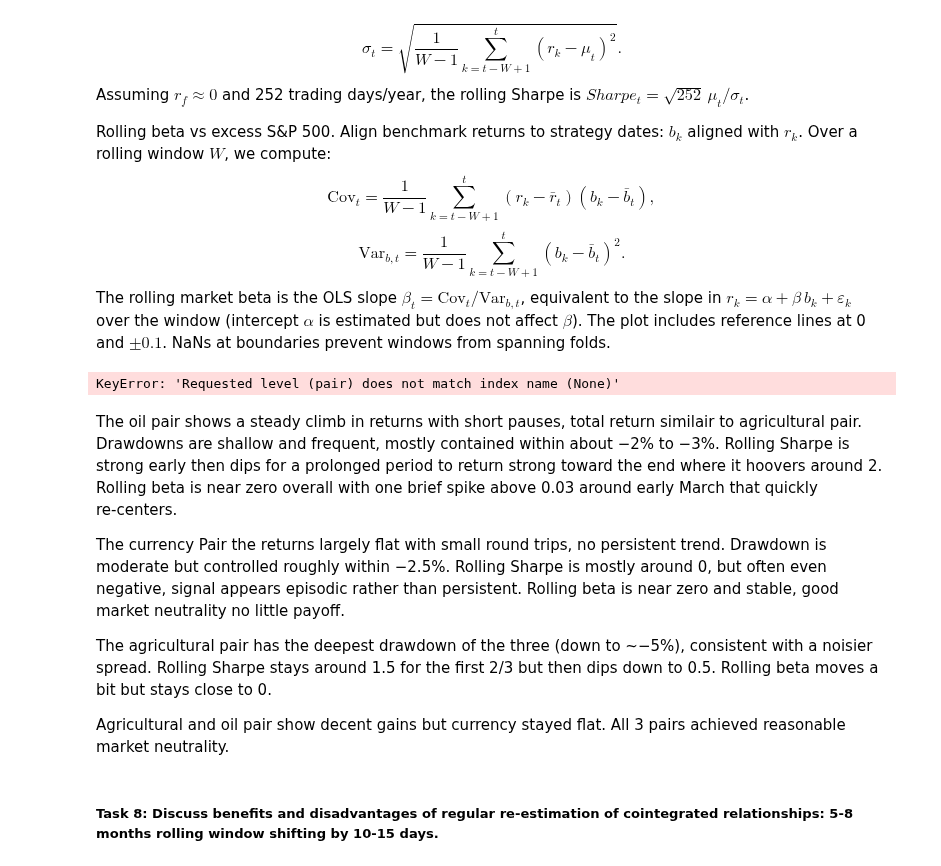
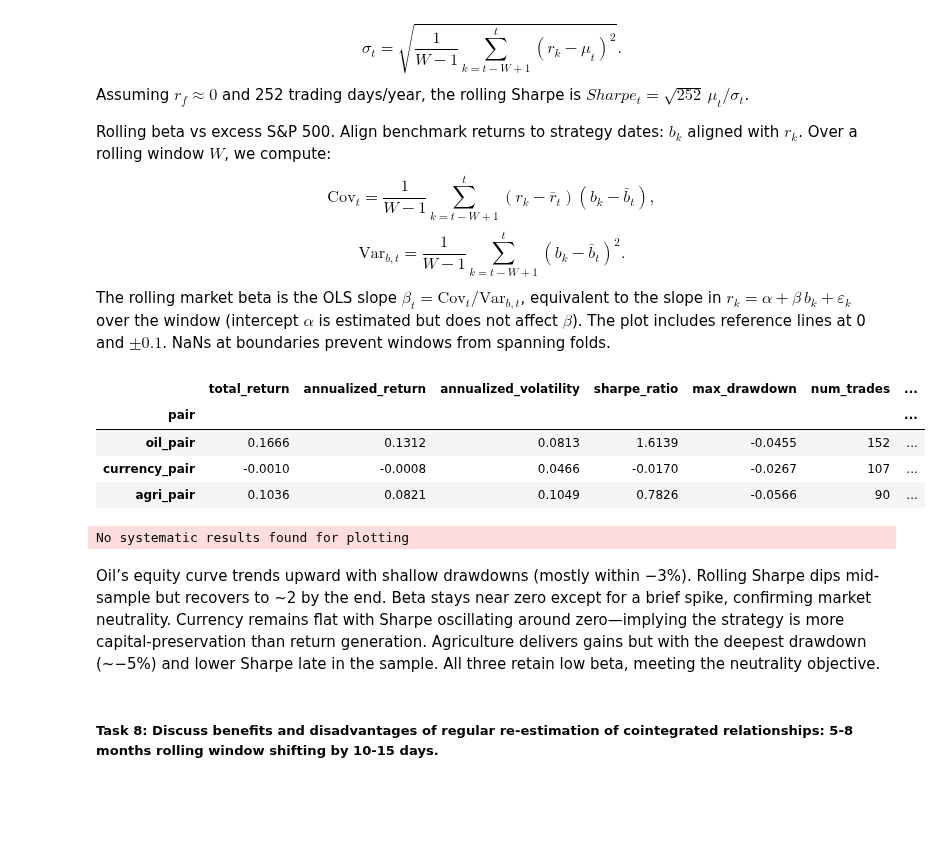
Before and after one commit to gustavlan/cointegration-analysis, a Jupyter notebook: notebooks/analysis.ipynb, the cells around one changed output. Drawn from its saved outputs; the diff is of its cells as text; code cells hidden in the pictures; blank space fills up the shorter version.

```diff
--- a/notebooks/analysis.ipynb
+++ b/notebooks/analysis.ipynb
@@ -613,33 +569,36 @@ $$\mathrm{Cov}_t = \frac{1}{W-1} \sum_{k=t-W+1}^{t} (r_k - \bar r_t)(b_k - \bar
 $$\mathrm{Var}_{b,t} = \frac{1}{W-1} \sum_{k=t-W+1}^{t} (b_k - \bar b_t)^2.$$
 The rolling market beta is the OLS slope $\beta_t = \mathrm{Cov}_t / \mathrm{Var}_{b,t}$, equivalent to the slope in $r_k = \alpha + \beta\, b_k + \varepsilon_k$ over the window (intercept $\alpha$ is estimated but does not affect $\beta$). The plot includes reference lines at 0 and $\pm 0.1$. NaNs at boundaries prevent windows from spanning folds.
 # %%
-# Stitch CV fold into a continuous backtest
-stitched_results, systematic_df = run_systematic_backtest(cv_artifacts, selected, summary_df)
+# Stitch CV folds into a continuous backtest using the aggregated CV summary
+stitched_results, systematic_df = run_systematic_backtest(
+    cv_artifacts,
+    selected,
+    cv_summary_all,  # MultiIndex summary with Sharpe statistics per z-threshold
+)
 
 systematic_df
 # %% [output]
-KeyError: 'Requested level (pair) does not match index name (None)'
+|  | total_return | annualized_return | annualized_volatility | sharpe_ratio | max_drawdown | num_trades | ... |
+| pair |  |  |  |  |  |  | ... |
+| oil_pair | 0.1666 | 0.1312 | 0.0813 | 1.6139 | -0.0455 | 152 | ... |
+| currency_pair | -0.0010 | -0.0008 | 0.0466 | -0.0170 | -0.0267 | 107 | ... |
+| agri_pair | 0.1036 | 0.0821 | 0.1049 | 0.7826 | -0.0566 | 90 | ... |
 # %%
 # Load S&P 500 excess returns for beta calculation
 sp500_returns = benchmark.iloc[:, 0].pct_change().dropna()
 
-# Plot systematic performance on strategy return, drawdown, rolling sharpe, and rolling beta
+# Plot systematic performance on strategy return, drawdown, rolling Sharpe, and rolling beta
 rolling_df = plot_systematic_performance(
     stitched_results=stitched_results,
     selected_pairs=selected,
     benchmark_returns=sp500_returns,
-    compute_rolling_sharpe=compute_rolling_sharpe,
-    compute_rolling_beta=compute_rolling_beta
+    compute_rolling_sharpe=lambda series, window=ROLLING_WINDOW: compute_rolling_sharpe(series, window=window),
+    compute_rolling_beta=lambda strategy, benchmark, window=ROLLING_WINDOW: compute_rolling_beta(strategy, benchmark, window=window),
 )
+# %% [output]
+No systematic results found for plotting
 # %% [markdown]
-The oil pair shows a steady climb in returns with short pauses, total return similair to agricultural pair. Drawdowns are shallow and frequent, mostly contained within about −2% to −3%. Rolling Sharpe is strong early then dips for a prolonged period to return strong toward the end where it hoovers around 2. Rolling beta is near zero overall with one brief spike above 0.03 around early March that quickly re‑centers.
-
-The currency Pair the returns largely flat with small round trips, no persistent trend. Drawdown is moderate but controlled roughly within −2.5%.
-Rolling Sharpe is mostly around 0, but often even negative, signal appears episodic rather than persistent. Rolling beta is near zero and stable, good market neutrality no little payoff.
-
-The agricultural pair has the deepest drawdown of the three (down to ~−5%), consistent with a noisier spread. Rolling Sharpe stays around 1.5 for the first 2/3 but then dips down to 0.5. Rolling beta moves a bit but stays close to 0.
-
-Agricultural and oil pair show decent gains but currency stayed flat. All 3 pairs achieved reasonable market neutrality.
+Oil’s equity curve trends upward with shallow drawdowns (mostly within −3%). Rolling Sharpe dips mid-sample but recovers to ~2 by the end. Beta stays near zero except for a brief spike, confirming market neutrality. Currency remains flat with Sharpe oscillating around zero—implying the strategy is more capital-preservation than return generation. Agriculture delivers gains but with the deepest drawdown (~−5%) and lower Sharpe late in the sample. All three retain low beta, meeting the neutrality objective.
 # %% [markdown]
 ##### Task 8: Discuss benefits and disadvantages of regular re-estimation of cointegrated relationships: 5-8 months rolling window shifting by 10-15 days.
 # %% [markdown]
```
Also changed, not shown: parts of 38 cells of this notebook.
